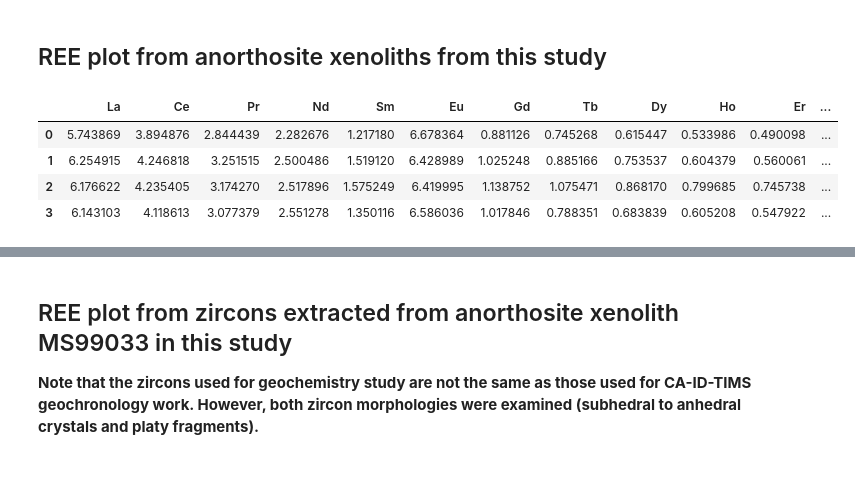
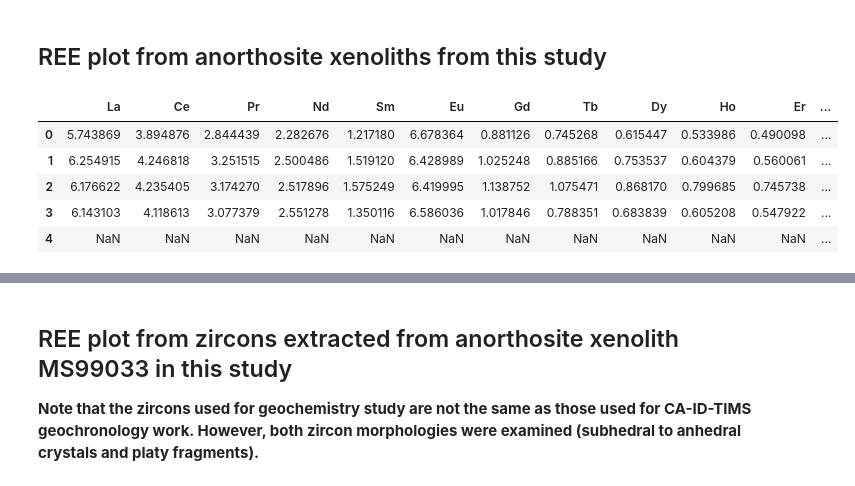
Before and after one commit to Swanson-Hysell-Group/2021_AX_BD, a Jupyter notebook: code/AX_BD_GSF_geochem.ipynb, the cells around one changed output, grey strips where cells are left out. Drawn from its saved outputs; the diff is of its cells as text; code cells hidden in the pictures.

```diff
--- a/code/AX_BD_GSF_geochem.ipynb
+++ b/code/AX_BD_GSF_geochem.ipynb
@@ -137,15 +137,16 @@ plt.show(fig)
 # %% [markdown]
 ## REE plot from anorthosite xenoliths from this study
 # %%
-MS99033_REE = pd.read_excel('../data/Geochem_new/NSH-2232-ICP-MS.xlsx', engine = 'openpyxl')
+MS99033_REE = pd.read_excel('../data/Geochem_new/AX_plag_REE.xlsx', engine = 'openpyxl')
 MS99033_REE = MS99033_REE.pyrochem.REE.pyrochem.normalize_to(CI, units="ppm")
 MS99033_REE.head()
 # %% [output]
 |  | La | Ce | Pr | Nd | Sm | Eu | Gd | Tb | Dy | Ho | Er | ... |
 | 0 | 5.743869 | 3.894876 | 2.844439 | 2.282676 | 1.217180 | 6.678364 | 0.881126 | 0.745268 | 0.615447 | 0.533986 | 0.490098 | ... |
 | 1 | 6.254915 | 4.246818 | 3.251515 | 2.500486 | 1.519120 | 6.428989 | 1.025248 | 0.885166 | 0.753537 | 0.604379 | 0.560061 | ... |
 | 2 | 6.176622 | 4.235405 | 3.174270 | 2.517896 | 1.575249 | 6.419995 | 1.138752 | 1.075471 | 0.868170 | 0.799685 | 0.745738 | ... |
 | 3 | 6.143103 | 4.118613 | 3.077379 | 2.551278 | 1.350116 | 6.586036 | 1.017846 | 0.788351 | 0.683839 | 0.605208 | 0.547922 | ... |
+| 4 | NaN | NaN | NaN | NaN | NaN | NaN | NaN | NaN | NaN | NaN | NaN | ... |
 # %%
 fig, ax = plt.subplots(1, figsize = (10, 6))
 
```
Also changed, not shown: parts of 2 cells of this notebook, 17 other files.
